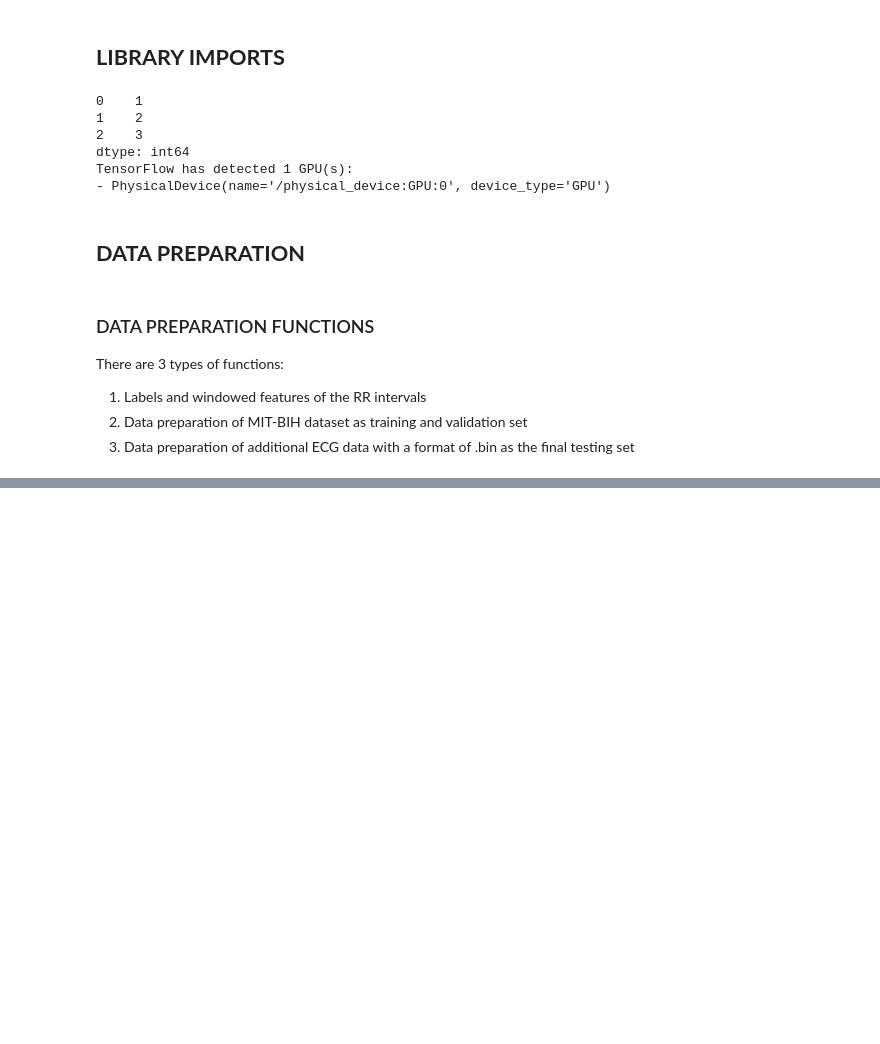
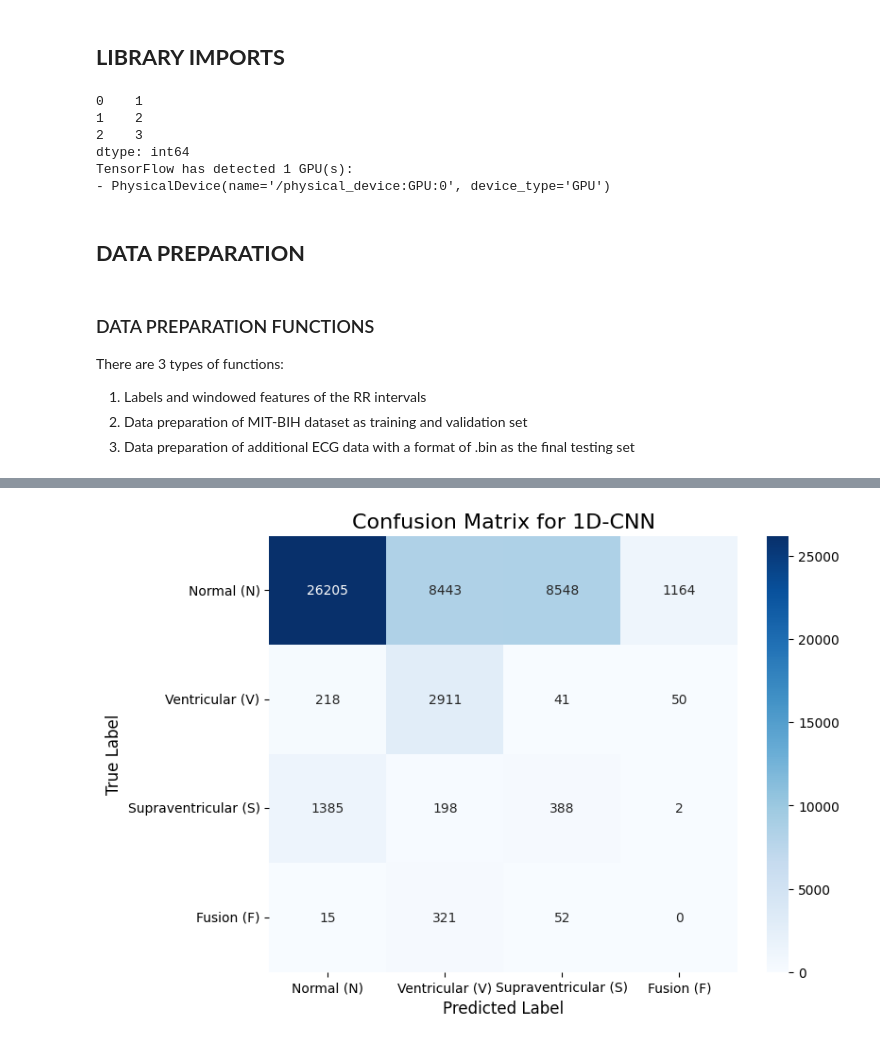
Before and after one commit to Sundsturm/ahdc-machine-learning, a Jupyter notebook: notebooks/1-training.ipynb, the cells around one changed output, grey strips where cells are left out. Cells and saved outputs as stored; diff of their text form; code cells hidden in the pictures; blank space fills up the shorter version.

```diff
--- a/notebooks/1-training.ipynb
+++ b/notebooks/1-training.ipynb
@@ -830,10 +797,22 @@ def create_rf_model():
 # Training Multiple Models
 input_shape_cnn = (X_train_cnn.shape[1], X_train_cnn.shape[2])
 input_dim = X_train_mlp.shape[1]
-# output_dim already defined from the DATA PREPARATION section
+
+# Saving/exporting models
+output_dir = '../models'
+os.makedirs(output_dir, exist_ok=True)
+
+# Class Weights
+print("--- Calculating Class Weights for Cost-Sensitive Learning ---")
+class_weights = class_weight.compute_class_weight(
+    'balanced',
+    classes=np.unique(y_train_fold),
+    y=y_train_fold
+)
+class_weights_dict = dict(enumerate(class_weights))
+print("Calculated Weights:", class_weights_dict)
 
 models = {
-    # "1D-CNN": create_cnn_model(input_shape_cnn, output_dim),
     "1D-CNN": create_cnn_model_optimized(input_shape_cnn, output_dim),
     "RandomForest": create_rf_model(),
     "MLP": create_mlp_model(input_dim, output_dim)
@@ -851,66 +830,72 @@ for name, model in models.items():
     if name == "1D-CNN":
         model.fit(
             X_train_cnn, y_train_cnn,
-            epochs=10,
+            epochs=10, # Reduced for quick example
             batch_size=32,
-            verbose=1,
-            validation_data=(X_val_cnn, y_val_cnn) # Using the existing validation set
+            verbose=1, # Set to 0 to keep output clean
+            validation_data=(X_val_cnn, y_val_cnn),
+            class_weight=class_weights_dict
         )
     elif name == "MLP":
         model.fit(
             X_train_mlp, y_train_mlp,
-            epochs=10,
+            epochs=10, # Reduced for quick example
             batch_size=32,
             verbose=1,
-            validation_data=(X_val_mlp, y_val_mlp) # Using the existing validation set
+            validation_data=(X_val_mlp, y_val_mlp),
+            class_weight=class_weights_dict
         )
     else: # 📊 RandomForest
         model.fit(X_train_rf, y_train_rf)
 
     # ⚡ Prediction on the Test Set
     print(f"Evaluating model {name}...")
-    if name == "MLP":
-        y_pred_raw = model.predict(X_test_mlp)
-        y_pred = np.argmax(y_pred_raw, axis=1)
-    elif name == "1D-CNN":
-        y_pred_raw = model.predict(X_test_cnn)
+    if name in ["MLP", "1D-CNN"]:
+        y_pred_raw = model.predict(X_test_mlp if name == "MLP" else X_test_cnn)
         y_pred = np.argmax(y_pred_raw, axis=1)
     else: # RandomForest
         y_pred = model.predict(X_test_rf)
 
-    # Save prediction results for final evaluation
-    results[name] = {'y_pred': y_pred}
+    # Store prediction results and ground truth for final evaluation
+    results[name] = {'y_pred': y_pred, 'y_true': y_test_final}
 
 # --- PRINT ALL RESULTS SIMULTANEOUSLY ---
-
-class_names = ['Normal (N)', 'Ventricular (V)', 'Supraventricular (S)', 'Fusion (F)', 'Unknown (Q)']
+class_names = ['Normal (N)', 'Ventricular (V)', 'Supraventricular (S)', 'Fusion (F)']
 
 print(f"\n{'='*25} FINAL EVALUATION RESULTS {'='*25}")
 
 for name, result_data in results.items():
-    y_pred_test = result_data['y_pred']
+    y_true = result_data['y_true']
+    y_pred = result_data['y_pred']
 
-    print(f"\n\n--- REPORT FOR MODEL: {name} ---")
-    # Standard Classification Report (using y_test_final, the original integer labels)
-    print("\nClassification Report on the Test Set:")
-    print(classification_report(y_test_final, y_pred_test, target_names=class_names))
+    print(f"\n\n{'~'*15} REPORT FOR MODEL: {name} {'~'*15}")
 
-    # Additional Metrics Report
-    print("Additional Metrics Report:")
-    cm = confusion_matrix(y_test_final, y_pred_test)
+    # --- Classification Report ---
+    print("\nClassification Report:")
+    report = classification_report(y_true, y_pred, target_names=class_names, zero_division=0)
+    print(report)
 
-    for i in range(len(class_names)):
-        tn = cm.sum() - (cm[i,:].sum() + cm[:,i].sum() - cm[i,i])
-        tp = cm[i,i]
-        fp = cm[:,i].sum() - cm[i,i]
-        fn = cm[i,:].sum() - cm[i,i]
+    # --- Confusion Matrix Visualization ---
+    print("Confusion Matrix:")
+    cm = confusion_matrix(y_true, y_pred)
 
-        sensitivity = tp / (tp + fn) if (tp + fn) > 0 else 0
-        specificity = tn / (tn + fp) if (tn + fp) > 0 else 0
-        fpr = fp / (fp + tn) if (fp + tn) > 0 else 0
+    plt.figure(figsize=(8, 6))
+    sns.heatmap(cm, annot=True, fmt='d', cmap='Blues',
+                xticklabels=class_names, yticklabels=class_names)
+    plt.title(f'Confusion Matrix for {name}', fontsize=16)
+    plt.ylabel('True Label', fontsize=12)
+    plt.xlabel('Predicted Label', fontsize=12)
+    plt.show()
 
-        print(f"  Class: {class_names[i]}")
-        print(f"    - Sensitivity (Recall): {sensitivity:.4f}")
-        print(f"    - Specificity         : {specificity:.4f}")
-        print(f"    - False Positive Rate : {fpr:.4f}")
+    # SAVING MODEL AFTER TRAINING
+    print(f"--- Saving model: {name} ---")
+    if name in ["1D-CNN", "MLP"]:
+        # TensorFlow/Keras models
+        model_path = os.path.join(output_dir, f"model_{name.lower()}_saved")
+        model.export(model_path) # Saving models
+        print(f"✅ Model {name} has been saved on: {model_path}")
+    else: #RandomForest/other scikit-learn models
+        model_path = os.path.join(output_dir, f"model_{name.lower()}.joblib")
+        joblib.dump(model, model_path) # Saving models
+        print(f"✅ Model {name} has been saved on: {model_path}")
 # %% [output]
@@ -932,0 +921 @@ I0000 00:00:1755135278.143348    1902 cuda_dnn.cc:529] Loaded cuDNN version 9030
+[figure, added]
```
Also changed, not shown: parts of 15 cells of this notebook.
